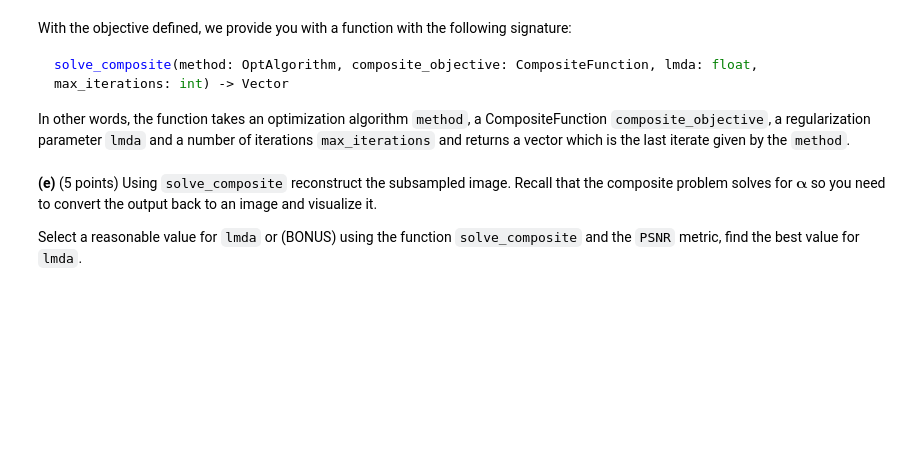
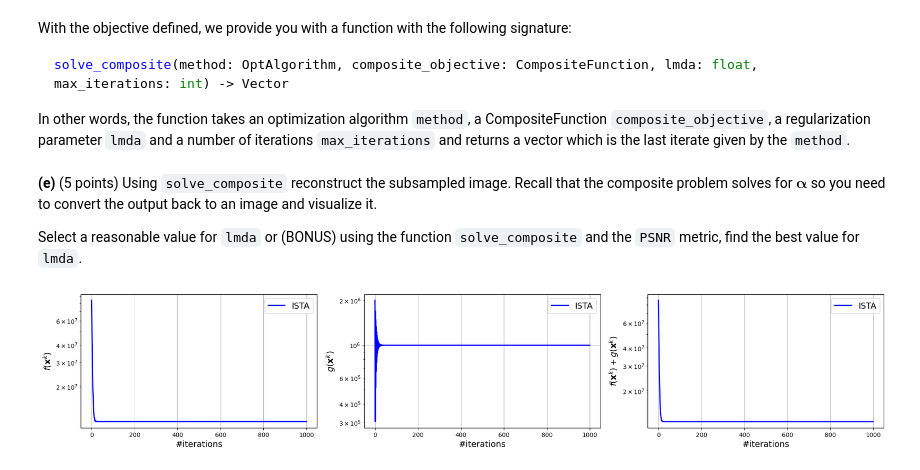
Before and after one commit to FinnWeikert/Math-of-Data-H1, a Jupyter notebook: Part 4 - Proximal methods.ipynb, the cells around one changed output. Cells and saved outputs as stored; diff of their text form; code cells hidden in the pictures; blank space fills up the shorter version.

```diff
--- a/Part 4 - Proximal methods.ipynb
+++ b/Part 4 - Proximal methods.ipynb
@@ -233,10 +237,10 @@ In the following cells we will define the optimization problems we need to solve
 
 __(a)__ (1 point) Using these provided functions, define the observed variable `b` in the cell below.
 # %%
-from lib.inpainting import P, P_T, W, W_
+from lib.inpainting import P, P_T, W, W_T
 
 x = image.reshape(-1) #flattened image
 
-b = #FILL
+b = P(x)
 # %% [markdown]
 __(b)__ (1 point) Now define the function `f_l1` as described earlier in the problem text.
@@ -247,2 +247,10 @@ def f_l1(alpha):
+# %%
+mu = 0.1 # Desired strong convexity of f
+def f_l1(alpha):
+
+    l2_norm_squared = 0.5 * np.linalg.norm(b - P(W_T(alpha)))**2
+    l2_regularization_term = 0.5 * mu * np.linalg.norm(alpha)**2
+
+    return l2_norm_squared + l2_regularization_term
 # %% [markdown]
 __(c)__ (1 point) Write the gradient of $f_{\ell_1}(\mathbf{\alpha})$.
@@ -252,2 +257,5 @@ def grad_f_l1(alpha):
+# %%
+def grad_f_l1(alpha):
+    return W(P_T(P(W_T(alpha)) - b)) + mu*alpha
 # %% [markdown]
 __(d)__ (1 points) Find the Lipschitz constant of $\nabla_\mathbf{\alpha} f_{\ell_1}(\mathbf{\alpha})$ analytically and fill it in the cell below.
@@ -256,3 +270,5 @@ lips_grad_f_l1 = #FILL
+# %%
+lips_grad_f_l1 = 1+mu
 # %% [markdown]
 We have all the necessary ingredients to define the smooth part of our composite objective:
 # %%
@@ -285,2 +297,8 @@ image_out =
+# %%
+output = solve_composite(method=ISTA, composite_objective=composite_objective, lmda=0.5, max_iterations=1000)
+flat_image_out =  W_T(output)
+image_out = flat_image_out.reshape(image.shape)
+# %% [output]
+[figure, added]
 # %%
 show(true = image, subsampled=subsampled, estimated=image_out)
```
Also changed, not shown: parts of 8 cells of this notebook.
